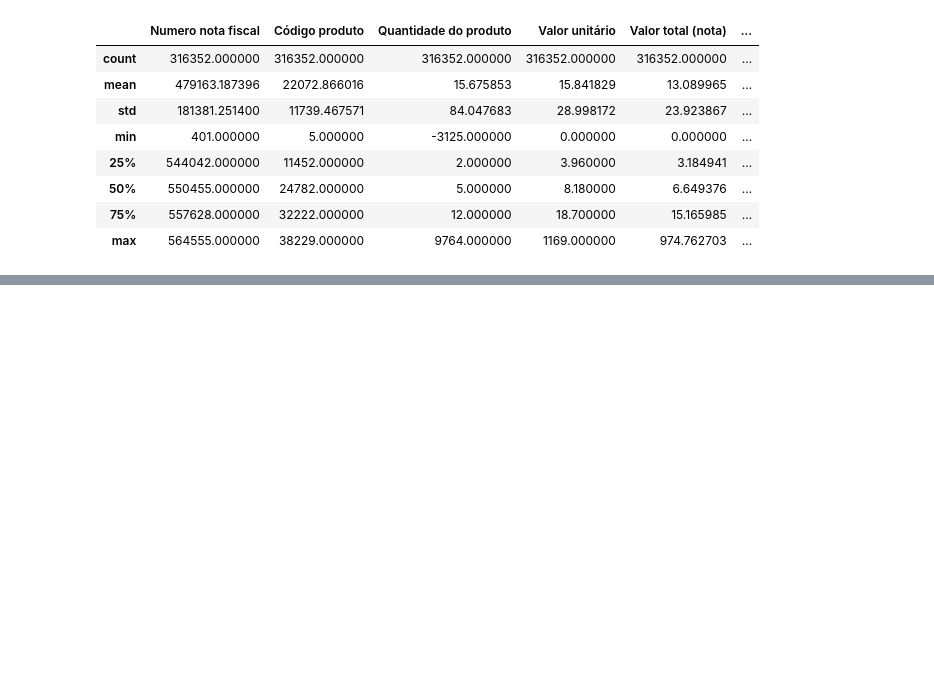
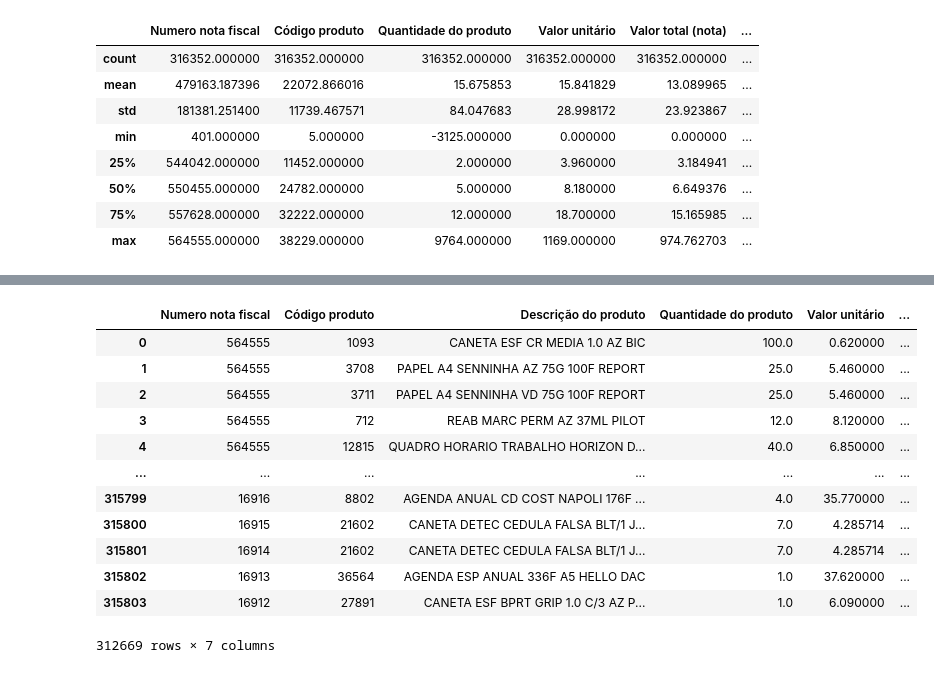
Before and after one commit to PauloQuirinoMN/Sistema-de-Recomendacao-e-Cross-selling, a Jupyter notebook: notas.ipynb, the cells around one changed output, grey strips where cells are left out. Saved outputs shown, nothing was run; the diff lists cells and outputs as text; code cells hidden in the pictures; blank space fills up the shorter version.

Commit message:
ajustes base da nota

```diff
--- a/notas.ipynb
+++ b/notas.ipynb
@@ -71,7 +71,5 @@ colunas_uteis = [
 
 df_vendas = base_vendas[colunas_uteis].copy()
 # %%
-# valor_nota = df_vendas.pop('Valor total produtos')
-# df_vendas['valor_nota'] = valor_nota
-df_vendas.rename(columns={'Valor total (nota)': 'Valor pago'})
-df_vendas
+valor_nota = df_vendas.pop('Valor total produtos')
+df_vendas['valor_nota'] = valor_nota
@@ -91,0 +76,4 @@ df_vendas
+# %%
+
+df_vendas.rename(columns={'Valor total (nota)': 'Valor pago'}, inplace=True)
+df_vendas
@@ -91,0 +135,17 @@ df_vendas
+# %%
+df_vendas_limpo = df_vendas[df_vendas['valor_nota'].fillna(0) != 0].copy()
+df_vendas_limpo
+# %% [output]
+|  | Numero nota fiscal | Código produto | Descrição do produto | Quantidade do produto | Valor unitário | ... |
+| 0 | 564555 | 1093 | CANETA ESF CR MEDIA 1.0 AZ BIC | 100.0 | 0.620000 | ... |
+| 1 | 564555 | 3708 | PAPEL A4 SENNINHA AZ 75G 100F REPORT | 25.0 | 5.460000 | ... |
+| 2 | 564555 | 3711 | PAPEL A4 SENNINHA VD 75G 100F REPORT | 25.0 | 5.460000 | ... |
+| 3 | 564555 | 712 | REAB MARC PERM AZ 37ML PILOT | 12.0 | 8.120000 | ... |
+| 4 | 564555 | 12815 | QUADRO HORARIO TRABALHO HORIZON D... | 40.0 | 6.850000 | ... |
+| ... | ... | ... | ... | ... | ... | ... |
+| 315799 | 16916 | 8802 | AGENDA ANUAL CD COST NAPOLI 176F ... | 4.0 | 35.770000 | ... |
+| 315800 | 16915 | 21602 | CANETA DETEC CEDULA FALSA BLT/1 J... | 7.0 | 4.285714 | ... |
+| 315801 | 16914 | 21602 | CANETA DETEC CEDULA FALSA BLT/1 J... | 7.0 | 4.285714 | ... |
+| 315802 | 16913 | 36564 | AGENDA ESP ANUAL 336F A5 HELLO DAC | 1.0 | 37.620000 | ... |
+| 315803 | 16912 | 27891 | CANETA ESF BPRT GRIP 1.0 C/3 AZ P... | 1.0 | 6.090000 | ... |
+312669 rows × 7 columns
```
Also changed, not shown: parts of 11 cells of this notebook, 3 other files.
